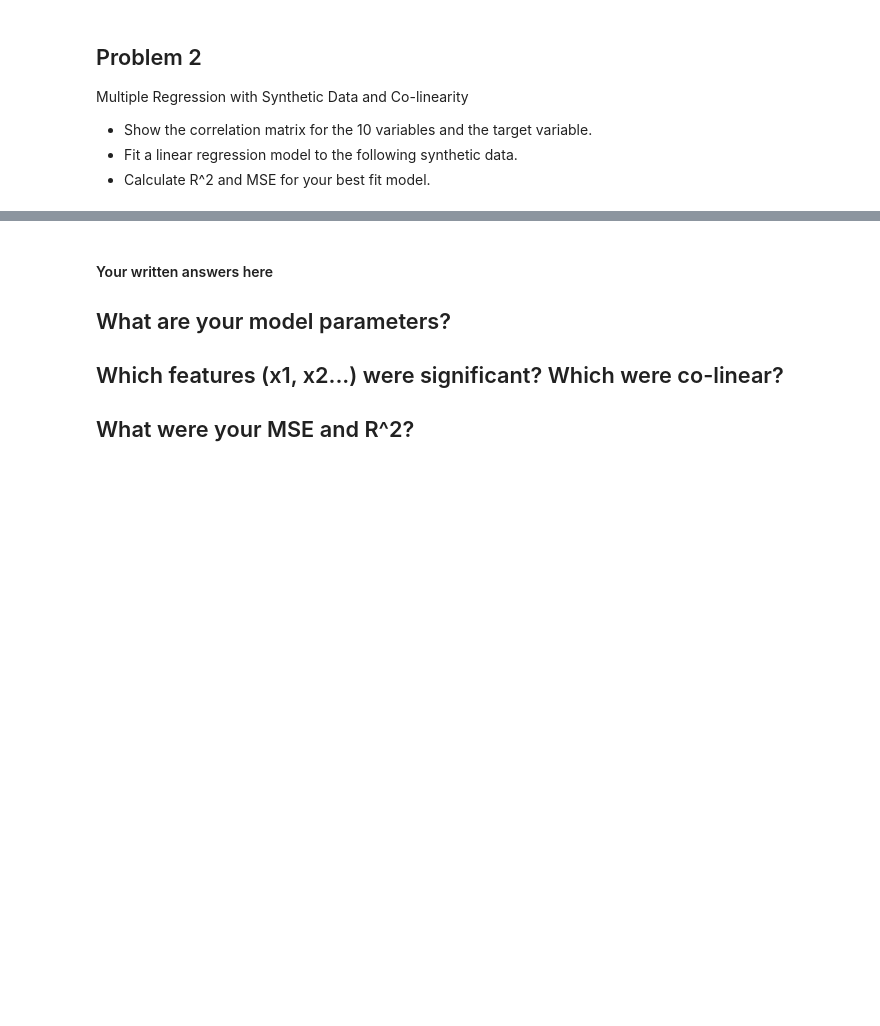
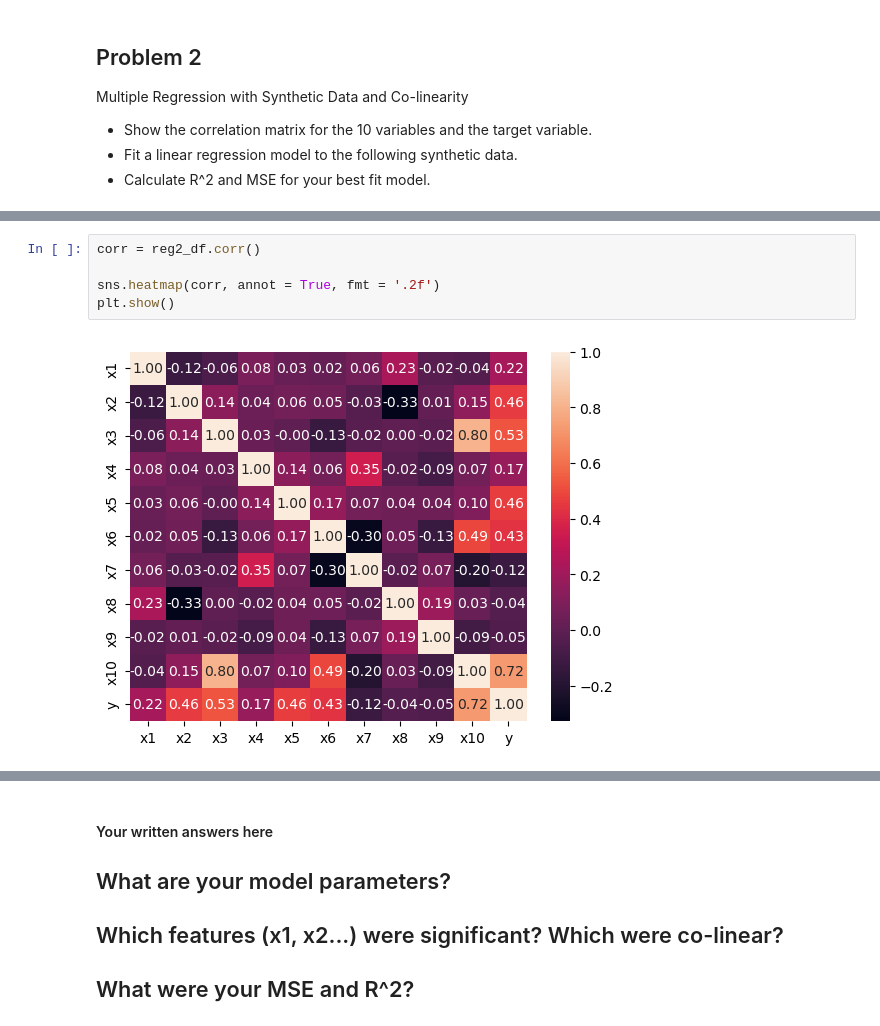
Before and after one commit to GettysburgDataScience/ps1-linear-regression-Jacksonmb, a Jupyter notebook: PS1.ipynb, the cells around one changed output, grey strips where cells are left out. Drawn from its saved outputs; the diff is of its cells as text; blank space fills up the shorter version.

```diff
--- a/PS1.ipynb
+++ b/PS1.ipynb
@@ -136,0 +128,7 @@ print_model(bias, coef, column_names, model_name = 'True Model')
+# %%
+corr = reg2_df.corr()
+
+sns.heatmap(corr, annot = True, fmt = '.2f')
+plt.show()
+# %% [output]
+[figure, added]
```
Also changed, not shown: parts of 4 cells of this notebook.
